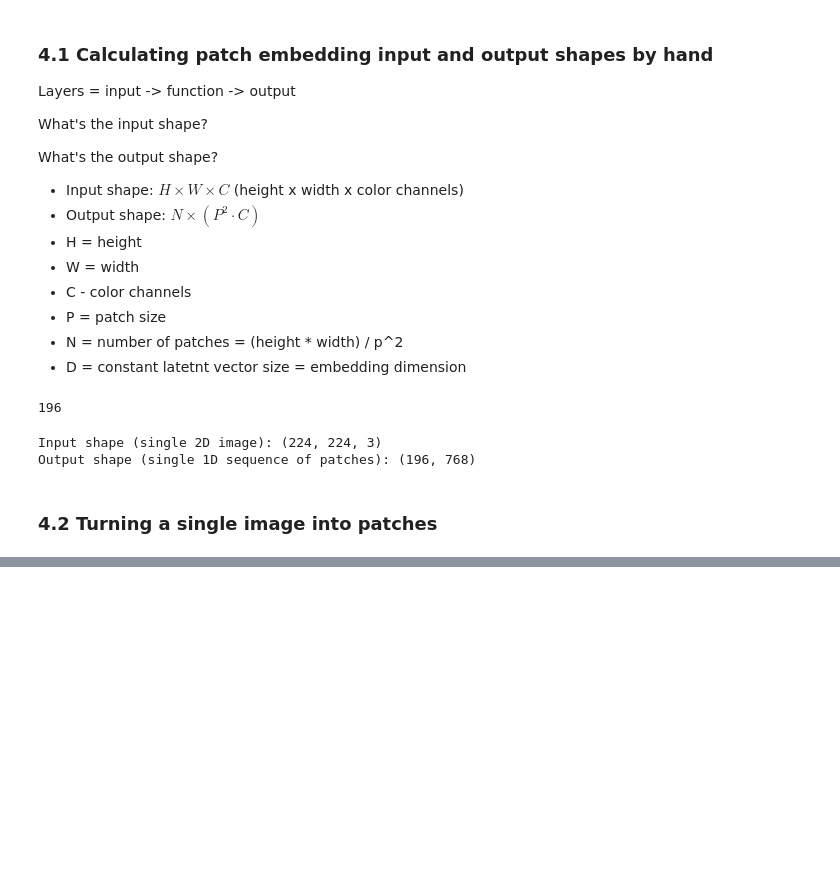
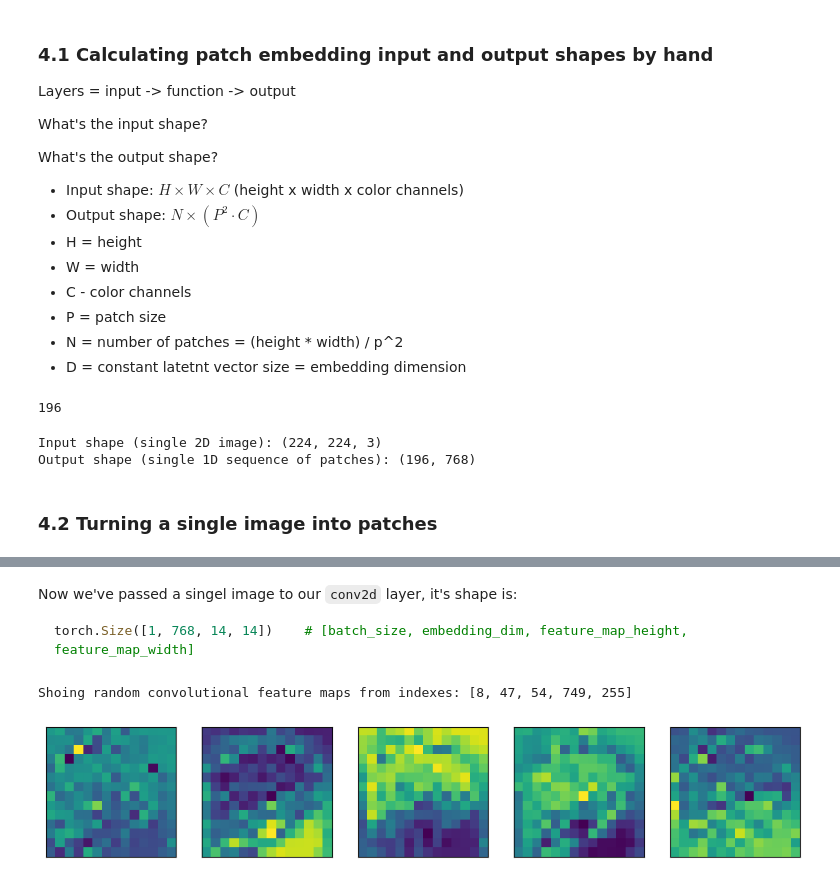
Before and after one commit to nabinyd/60-Days-of-learning, a Jupyter notebook: DLPT_08_paper_replicating.ipynb, the cells around one changed output, grey strips where cells are left out. Cells and saved outputs as stored; diff of their text form; code cells hidden in the pictures; blank space fills up the shorter version.

````diff
--- a/DLPT_08_paper_replicating.ipynb
+++ b/DLPT_08_paper_replicating.ipynb
@@ -398,0 +403,17 @@ Number
+# %%
+# Create conv2d layer to turn image into patches of learnable feature maps (embeddings)
+
+from torch import nn
+
+# Set the patch size
+patch_size = 16
+
+# Create a conv2d layer with hyperparameters from the ViT paper
+conv2d = nn.Conv2d(in_channels=3,     # For color images
+                   out_channels=768,     # D size from table 1
+                   kernel_size=patch_size,
+                   stride=patch_size,
+                   padding=0
+                   )
+
+conv2d
@@ -398,0 +436,24 @@ Number
+# %% [markdown]
+Now we've passed a singel image to our `conv2d` layer, it's shape is:
+
+```python
+torch.Size([1, 768, 14, 14])    # [batch_size, embedding_dim, feature_map_height, feature_map_width]
+```
+# %%
+# plot random convolutional feature maps (embeddings)
+import random
+random_indexes = random.sample(range(0, 758), k=5)
+print(f"Shoing random convolutional feature maps from indexes: {random_indexes}")
+
+# Create plot
+fig, axs = plt.subplots(nrows=1, ncols=5, figsize=(12, 12))
+
+
+# Plot random image feature maps
+for i, idx in enumerate(random_indexes):
+  image_conv_feature_map = image_out_of_conv[:,idx,:, :]    # index on the ouput tensor
+  axs[i].imshow(image_conv_feature_map.squeeze().detach().numpy())
+  axs[i].set(xticklabels=[], yticklabels=[], xticks=[], yticks=[])
+# %% [output]
+Shoing random convolutional feature maps from indexes: [8, 47, 54, 749, 255]
+[figure, added]
````
Also changed, not shown: parts of 22 cells of this notebook.
